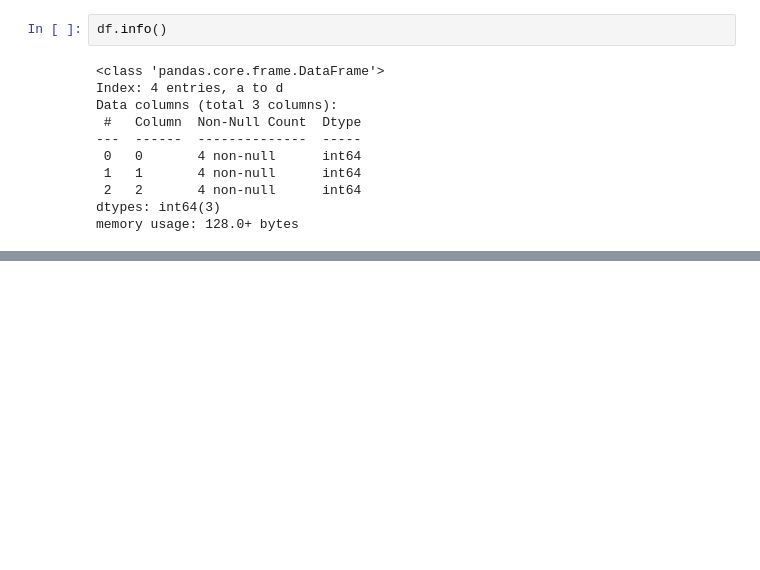
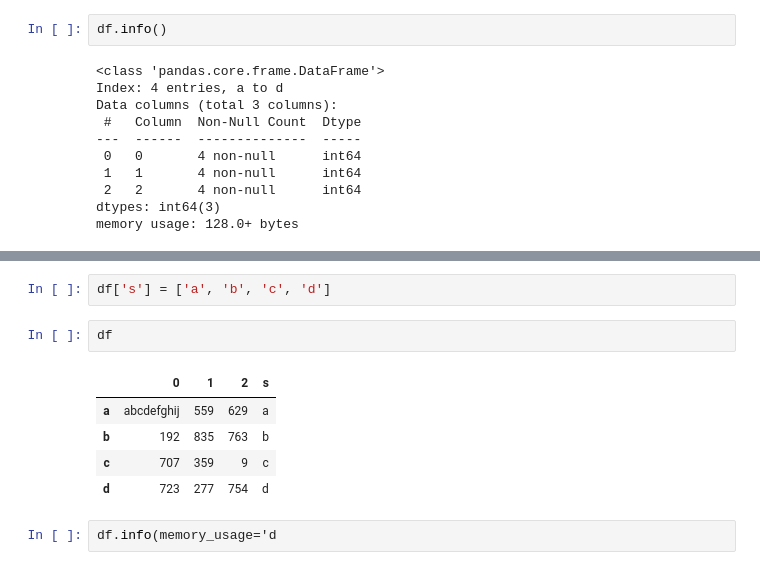
Before and after one commit to opagani/2024-08Aug-pandas-strings, a Jupyter notebook: LernerPython - 2024-08Aug-pandas-strings.ipynb, the cells around one changed output, grey strips where cells are left out. Cells and saved outputs as stored; diff of their text form; blank space fills up the shorter version.

```diff
--- a/LernerPython - 2024-08Aug-pandas-strings.ipynb
+++ b/LernerPython - 2024-08Aug-pandas-strings.ipynb
@@ -904,0 +922,12 @@ When we ask for memory usage stats in `df.info()` or in `df.memory_usage`, we're
+# %%
+df['s'] = ['a', 'b', 'c', 'd']
+# %%
+df
+# %% [output]
+|  | 0 | 1 | 2 | s |
+| a | abcdefghij | 559 | 629 | a |
+| b | 192 | 835 | 763 | b |
+| c | 707 | 359 | 9 | c |
+| d | 723 | 277 | 754 | d |
+# %%
+df.info(memory_usage='d
```
Also changed, not shown: parts of 2 cells of this notebook.
